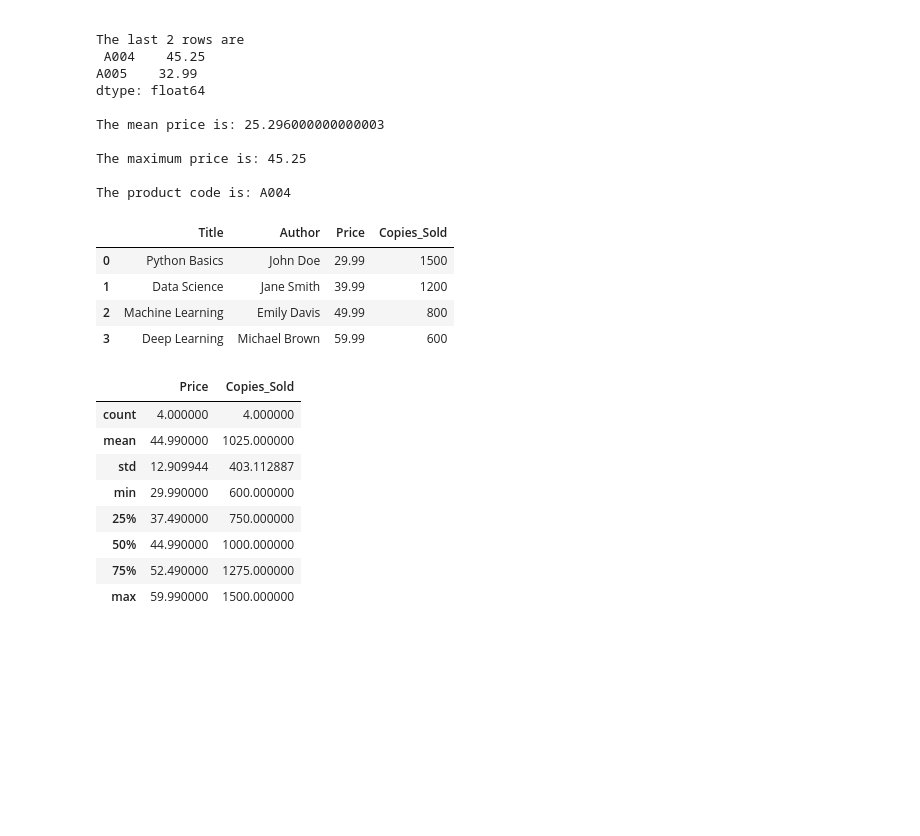
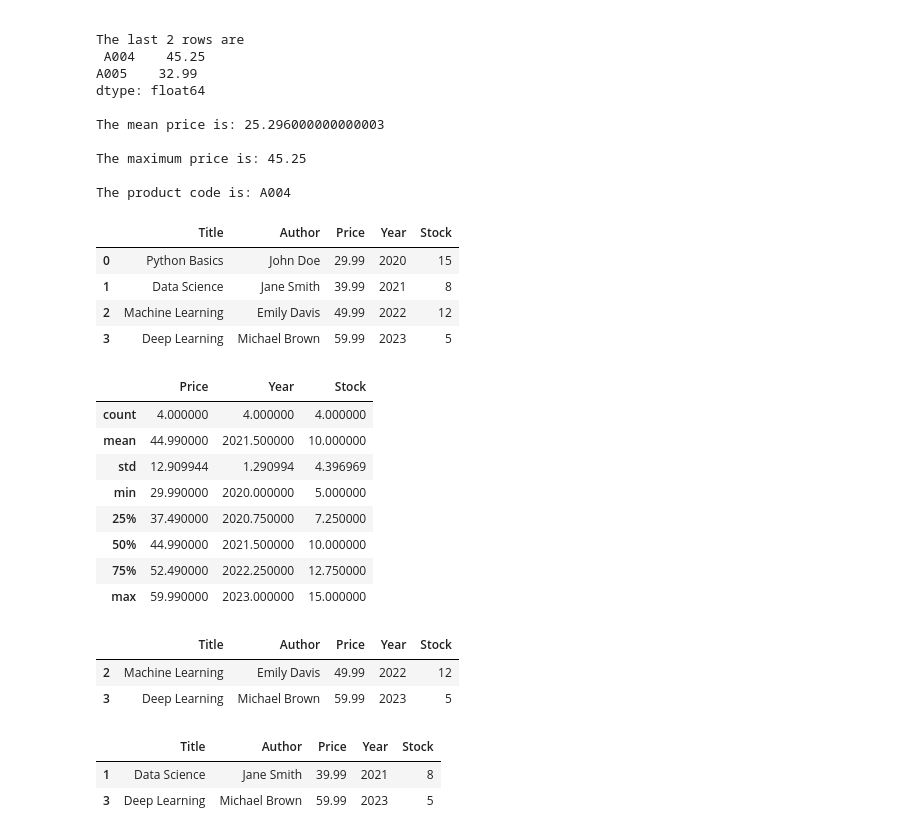
Before and after one commit to KEN-DATALABS/PROJECT-LIST, a Jupyter notebook: OneDrive/Documents/List Project/Project2.ipynb, the cells around one changed output. Drawn from its saved outputs; the diff is of its cells as text; code cells hidden in the pictures; blank space fills up the shorter version.

```diff
--- a/OneDrive/Documents/List Project/Project2.ipynb
+++ b/OneDrive/Documents/List Project/Project2.ipynb
@@ -446,27 +446,40 @@ The product code is: A004
 # %%
 data= {'Title':['Python Basics', 'Data Science', 'Machine Learning', 'Deep Learning'],
        'Author':['John Doe', 'Jane Smith', 'Emily Davis', 'Michael Brown'],
-       'Price':[29.99, 39.99, 49.99, 59.99],
-       'Copies_Sold':[1500, 1200, 800, 600]}
+       'Price': [29.99, 39.99, 49.99, 59.99],
+       'Year': [2020, 2021, 2022, 2023],
+       'Stock': [15, 8, 12, 5]}
 df_books =pd.DataFrame(data)
 df_books
 # %% [output]
-|  | Title | Author | Price | Copies_Sold |
-| 0 | Python Basics | John Doe | 29.99 | 1500 |
-| 1 | Data Science | Jane Smith | 39.99 | 1200 |
-| 2 | Machine Learning | Emily Davis | 49.99 | 800 |
-| 3 | Deep Learning | Michael Brown | 59.99 | 600 |
+|  | Title | Author | Price | Year | Stock |
+| 0 | Python Basics | John Doe | 29.99 | 2020 | 15 |
+| 1 | Data Science | Jane Smith | 39.99 | 2021 | 8 |
+| 2 | Machine Learning | Emily Davis | 49.99 | 2022 | 12 |
+| 3 | Deep Learning | Michael Brown | 59.99 | 2023 | 5 |
 # %%
 df.to_csv('book.csv',index= False)
 # %%
 df_books.describe()
 # %% [output]
-|  | Price | Copies_Sold |
-| count | 4.000000 | 4.000000 |
-| mean | 44.990000 | 1025.000000 |
-| std | 12.909944 | 403.112887 |
-| min | 29.990000 | 600.000000 |
-| 25% | 37.490000 | 750.000000 |
-| 50% | 44.990000 | 1000.000000 |
-| 75% | 52.490000 | 1275.000000 |
-| max | 59.990000 | 1500.000000 |
+|  | Price | Year | Stock |
+| count | 4.000000 | 4.000000 | 4.000000 |
+| mean | 44.990000 | 2021.500000 | 10.000000 |
+| std | 12.909944 | 1.290994 | 4.396969 |
+| min | 29.990000 | 2020.000000 | 5.000000 |
+| 25% | 37.490000 | 2020.750000 | 7.250000 |
+| 50% | 44.990000 | 2021.500000 | 10.000000 |
+| 75% | 52.490000 | 2022.250000 | 12.750000 |
+| max | 59.990000 | 2023.000000 | 15.000000 |
+# %%
+df_books[df_books['Year']>2021]
+# %% [output]
+|  | Title | Author | Price | Year | Stock |
+| 2 | Machine Learning | Emily Davis | 49.99 | 2022 | 12 |
+| 3 | Deep Learning | Michael Brown | 59.99 | 2023 | 5 |
+# %%
+df_books[df_books['Stock']<10]
+# %% [output]
+|  | Title | Author | Price | Year | Stock |
+| 1 | Data Science | Jane Smith | 39.99 | 2021 | 8 |
+| 3 | Deep Learning | Michael Brown | 59.99 | 2023 | 5 |
```
Also changed, not shown: parts of 7 cells of this notebook.
